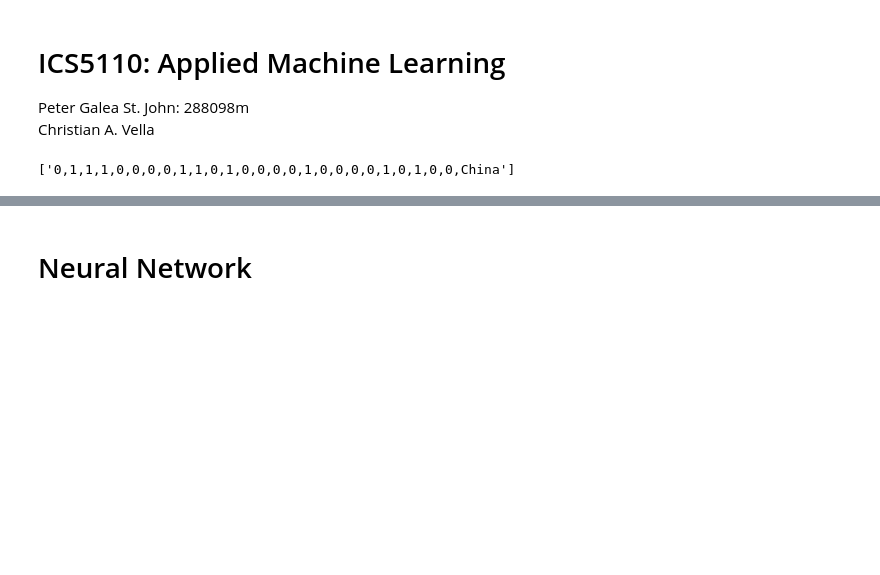
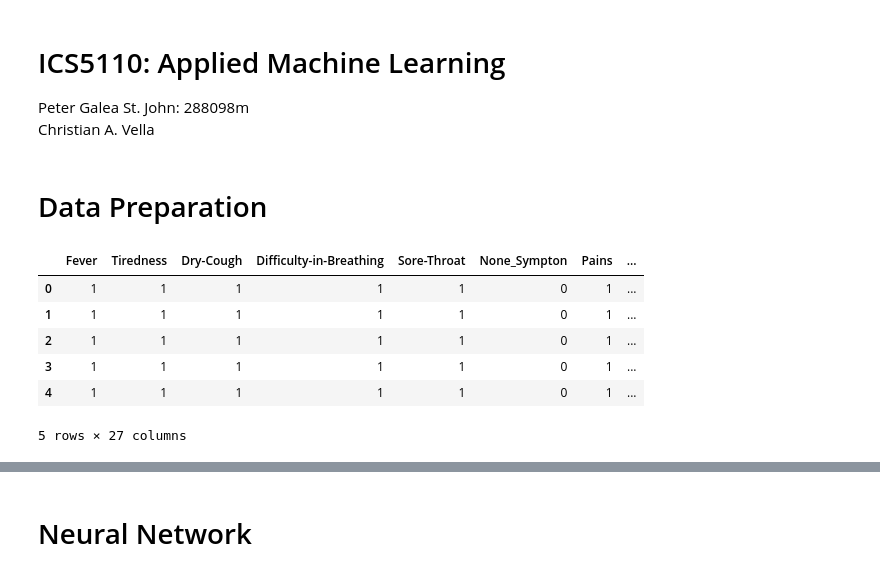
Before and after one commit to cvella/Applied-Machine-Learning, a Jupyter notebook: Applied_Machine_Learning_Assignment.ipynb, the cells around one changed output, grey strips where cells are left out. Saved outputs shown, nothing was run; the diff lists cells and outputs as text; code cells hidden in the pictures; blank space fills up the shorter version.

```diff
--- a/Applied_Machine_Learning_Assignment.ipynb
+++ b/Applied_Machine_Learning_Assignment.ipynb
@@ -38,8 +26,18 @@ for line in contents[1:]:
+# %% [markdown]
+# Data Preparation
 # %%
  with open('Cleaned-Data.csv') as csv_file:
     data = list(csv.reader(csv_file, delimiter='\t'))
     r = len(data)
-# %%
-r =
-# %% [output]
-['0,1,1,1,0,0,0,0,1,1,0,1,0,0,0,0,1,0,0,0,0,1,0,1,0,0,China']
+# %%
+df = pd.read_csv('Cleaned-Data.csv',na_values="?" )
+# %%
+df.head()
+# %% [output]
+|  | Fever | Tiredness | Dry-Cough | Difficulty-in-Breathing | Sore-Throat | None_Sympton | Pains | ... |
+| 0 | 1 | 1 | 1 | 1 | 1 | 0 | 1 | ... |
+| 1 | 1 | 1 | 1 | 1 | 1 | 0 | 1 | ... |
+| 2 | 1 | 1 | 1 | 1 | 1 | 0 | 1 | ... |
+| 3 | 1 | 1 | 1 | 1 | 1 | 0 | 1 | ... |
+| 4 | 1 | 1 | 1 | 1 | 1 | 0 | 1 | ... |
+5 rows × 27 columns
```
Also changed, not shown: parts of 17 cells of this notebook.
